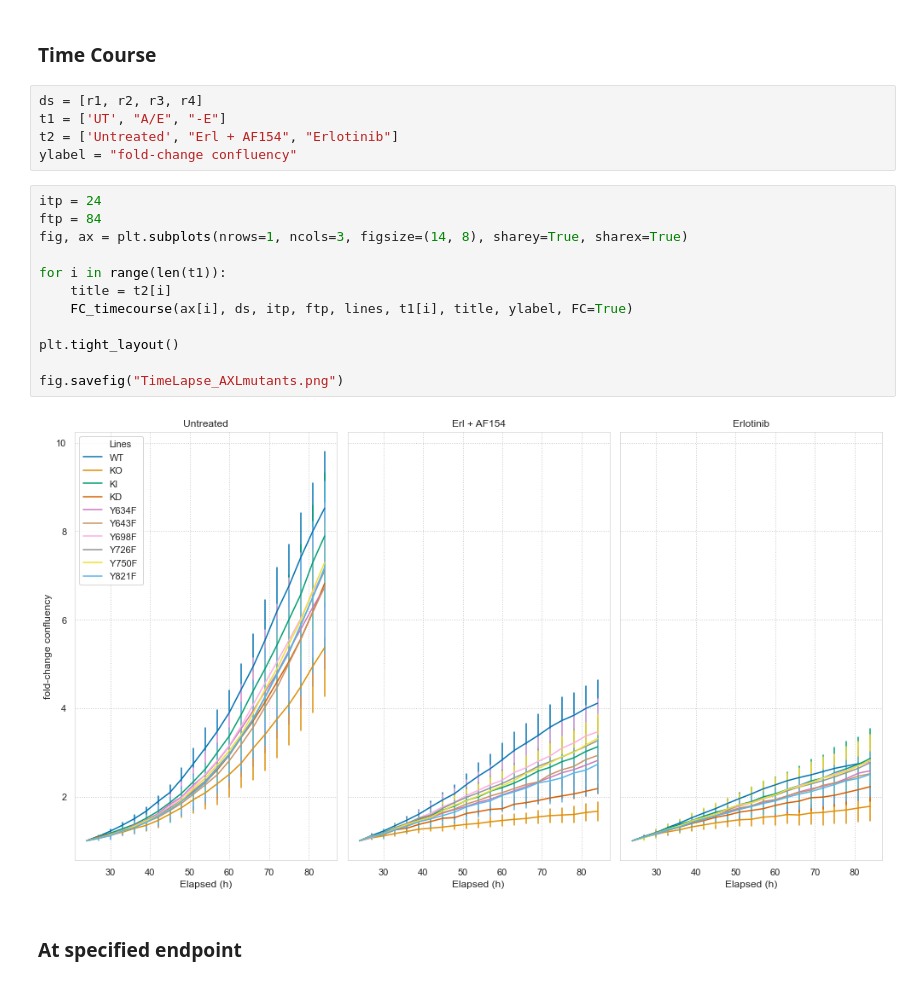
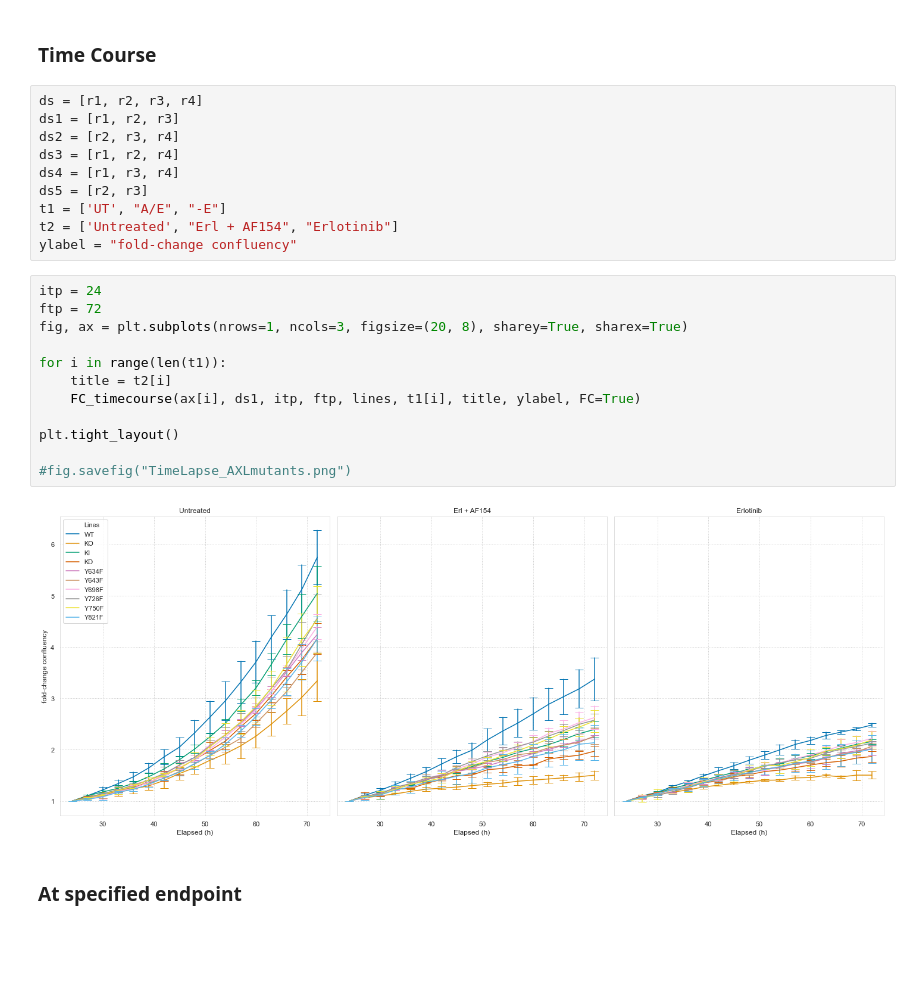
Before and after one commit to meyer-lab/DDMC, a Jupyter notebook: Fig1-CellViability.ipynb, the cells around one changed output. Drawn from its saved outputs; the diff is of its cells as text; blank space fills up the shorter version.

Commit message:
Plot review with Marc and minor function fixes

```diff
--- a/Fig1-CellViability.ipynb
+++ b/Fig1-CellViability.ipynb
@@ -45,23 +45,28 @@ r4.iloc[46,0] = 138
 ### Time Course
 # %%
 ds = [r1, r2, r3, r4]
+ds1 = [r1, r2, r3]
+ds2 = [r2, r3, r4]
+ds3 = [r1, r2, r4]
+ds4 = [r1, r3, r4]
+ds5 = [r2, r3]
 t1 = ['UT', "A/E", "-E"]
 t2 = ['Untreated', "Erl + AF154", "Erlotinib"]
 ylabel = "fold-change confluency"
 # %%
 itp = 24
-ftp = 84
-fig, ax = plt.subplots(nrows=1, ncols=3, figsize=(14, 8), sharey=True, sharex=True)
+ftp = 72
+fig, ax = plt.subplots(nrows=1, ncols=3, figsize=(20, 8), sharey=True, sharex=True)
 
 for i in range(len(t1)):
     title = t2[i]
-    FC_timecourse(ax[i], ds, itp, ftp, lines, t1[i], title, ylabel, FC=True)
+    FC_timecourse(ax[i], ds1, itp, ftp, lines, t1[i], title, ylabel, FC=True)
 
 plt.tight_layout()
 
-fig.savefig("TimeLapse_AXLmutants.png")
+#fig.savefig("TimeLapse_AXLmutants.png")
 # %% [output]
-[figure, old version]
+[figure, new version]
 # %% [markdown]
 ### At specified endpoint
 # %%
```
Also changed, not shown: parts of 9 cells of this notebook, 5 other files.
